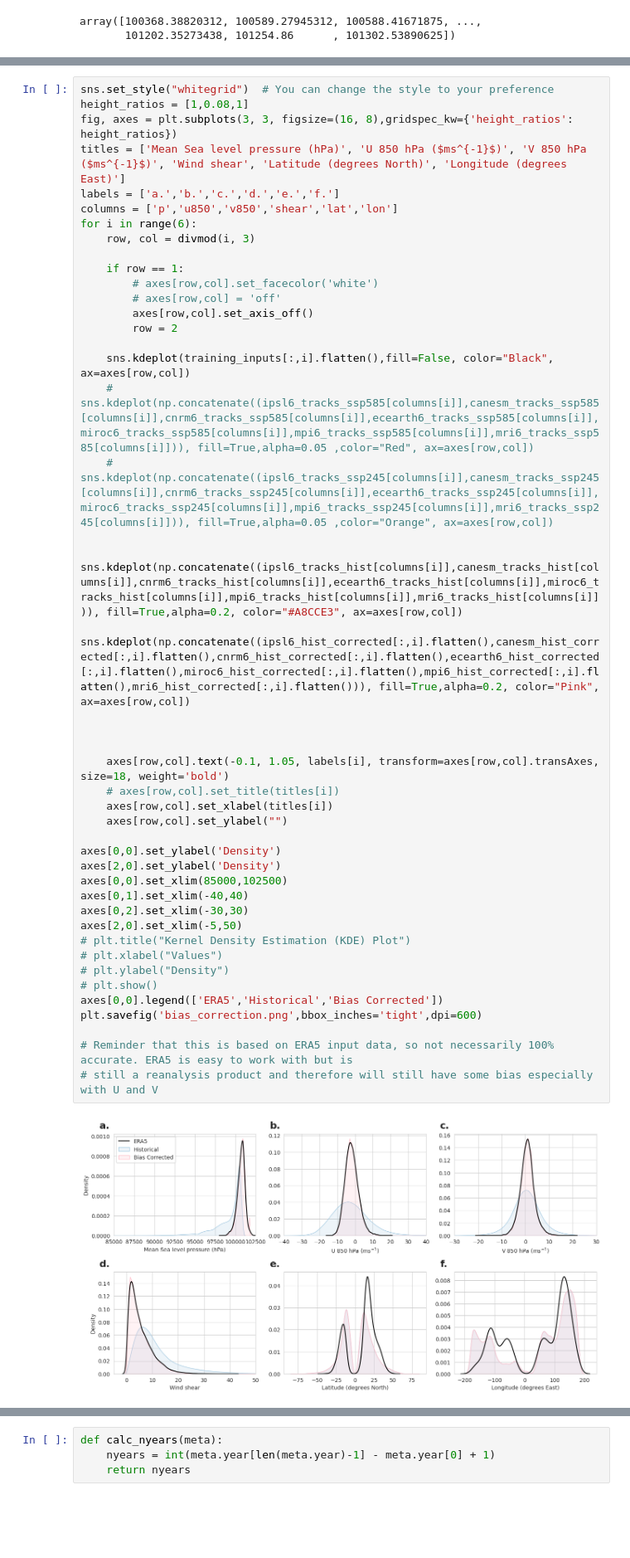
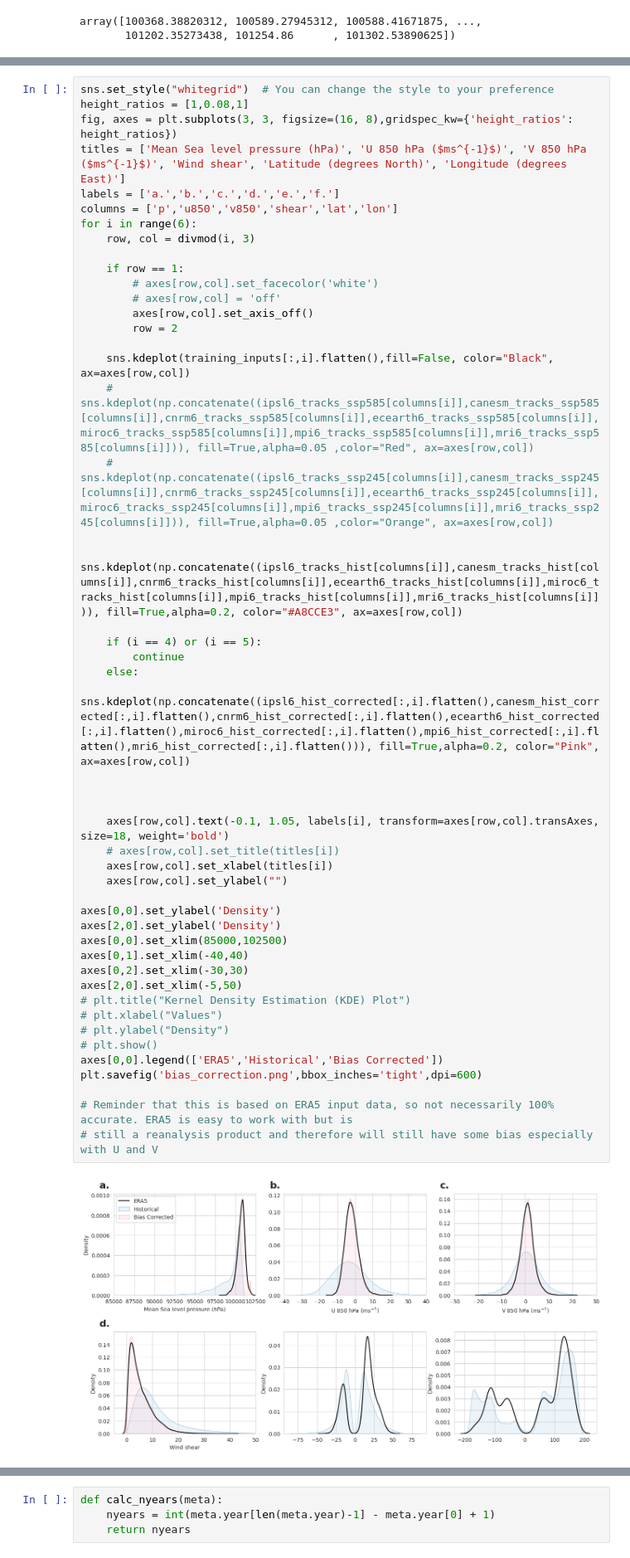
Before and after one commit to vosps/tropical_cyclone, a Jupyter notebook: chapter_3/process_cmip6_data.ipynb, the cells around one changed output, grey strips where cells are left out. Shown at 83% size. Cells and saved outputs as stored; diff of their text form; blank space fills up the shorter version.

```diff
--- a/chapter_3/process_cmip6_data.ipynb
+++ b/chapter_3/process_cmip6_data.ipynb
@@ -227,35 +227,39 @@ for i in range(6):
 
     sns.kdeplot(training_inputs[:,i].flatten(),fill=False, color="Black", ax=axes[row,col])
     # sns.kdeplot(np.concatenate((ipsl6_tracks_ssp585[columns[i]],canesm_tracks_ssp585[columns[i]],cnrm6_tracks_ssp585[columns[i]],ecearth6_tracks_ssp585[columns[i]],miroc6_tracks_ssp585[columns[i]],mpi6_tracks_ssp585[columns[i]],mri6_tracks_ssp585[columns[i]])), fill=True,alpha=0.05 ,color="Red", ax=axes[row,col])
     # sns.kdeplot(np.concatenate((ipsl6_tracks_ssp245[columns[i]],canesm_tracks_ssp245[columns[i]],cnrm6_tracks_ssp245[columns[i]],ecearth6_tracks_ssp245[columns[i]],miroc6_tracks_ssp245[columns[i]],mpi6_tracks_ssp245[columns[i]],mri6_tracks_ssp245[columns[i]])), fill=True,alpha=0.05 ,color="Orange", ax=axes[row,col])
 
     sns.kdeplot(np.concatenate((ipsl6_tracks_hist[columns[i]],canesm_tracks_hist[columns[i]],cnrm6_tracks_hist[columns[i]],ecearth6_tracks_hist[columns[i]],miroc6_tracks_hist[columns[i]],mpi6_tracks_hist[columns[i]],mri6_tracks_hist[columns[i]])), fill=True,alpha=0.2, color="#A8CCE3", ax=axes[row,col])
-    sns.kdeplot(np.concatenate((ipsl6_hist_corrected[:,i].flatten(),canesm_hist_corrected[:,i].flatten(),cnrm6_hist_corrected[:,i].flatten(),ecearth6_hist_corrected[:,i].flatten(),miroc6_hist_corrected[:,i].flatten(),mpi6_hist_corrected[:,i].flatten(),mri6_hist_corrected[:,i].flatten())), fill=True,alpha=0.2, color="Pink", ax=axes[row,col])
+
+    if (i == 4) or (i == 5):
+        continue
+    else:
+        sns.kdeplot(np.concatenate((ipsl6_hist_corrected[:,i].flatten(),canesm_hist_corrected[:,i].flatten(),cnrm6_hist_corrected[:,i].flatten(),ecearth6_hist_corrected[:,i].flatten(),miroc6_hist_corrected[:,i].flatten(),mpi6_hist_corrected[:,i].flatten(),mri6_hist_corrected[:,i].flatten())), fill=True,alpha=0.2, color="Pink", ax=axes[row,col])
 
 
 
     axes[row,col].text(-0.1, 1.05, labels[i], transform=axes[row,col].transAxes, size=18, weight='bold')
     # axes[row,col].set_title(titles[i])
     axes[row,col].set_xlabel(titles[i])
     axes[row,col].set_ylabel("")
 
 axes[0,0].set_ylabel('Density')
 axes[2,0].set_ylabel('Density')
 axes[0,0].set_xlim(85000,102500)
 axes[0,1].set_xlim(-40,40)
 axes[0,2].set_xlim(-30,30)
 axes[2,0].set_xlim(-5,50)
 # plt.title("Kernel Density Estimation (KDE) Plot")
 # plt.xlabel("Values")
 # plt.ylabel("Density")
 # plt.show()
 axes[0,0].legend(['ERA5','Historical','Bias Corrected'])
 plt.savefig('bias_correction.png',bbox_inches='tight',dpi=600)
 
 # Reminder that this is based on ERA5 input data, so not necessarily 100% accurate. ERA5 is easy to work with but is
 # still a reanalysis product and therefore will still have some bias especially with U and V
 # %% [output]
-[figure, old version]
+[figure, new version]
 # %%
 models = ['canesm','cnrm6','ecearth6','ipsl6','miroc6','mpi6','mri6','ukmo']
 for model in models:
```
Also changed, not shown: parts of 8 cells of this notebook, 15 other files.
